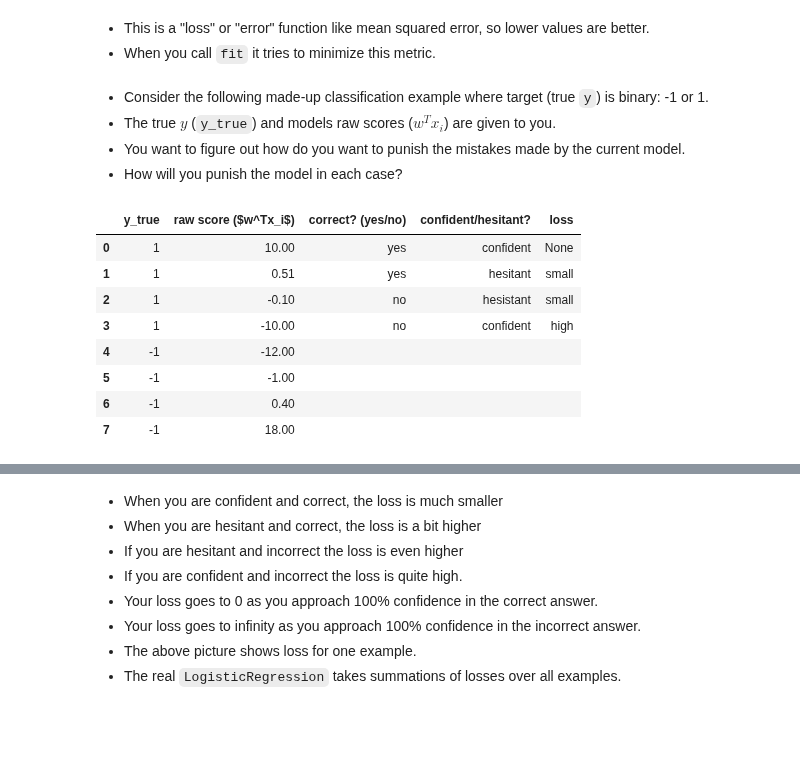
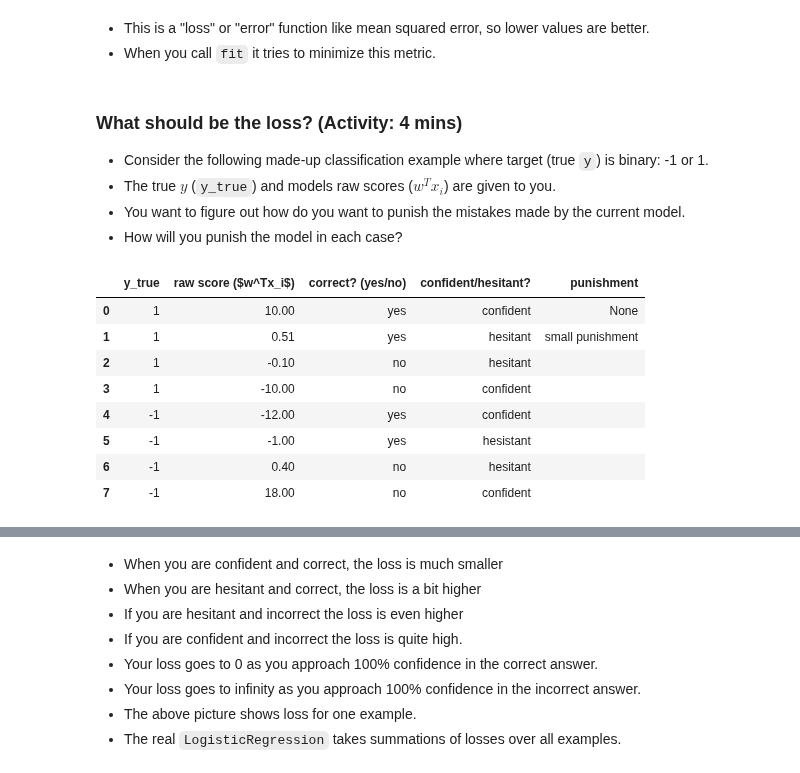
Before and after one commit to UBC-CS/cpsc330-2023W1, a Jupyter notebook: lectures/21_communication.ipynb, the cells around one changed output, grey strips where cells are left out. Cells and saved outputs as stored; diff of their text form; code cells hidden in the pictures; blank space fills up the shorter version.

```diff
--- a/lectures/21_communication.ipynb
+++ b/lectures/21_communication.ipynb
@@ -378,6 +370,8 @@ When you call `fit` for `LogisticRegression` it has similar preferences:
 - This is a "loss" or "error" function like mean squared error, so lower values are better.
 - When you call `fit` it tries to minimize this metric.
 # %% [markdown]
+### What should be the loss? (Activity: 4 mins)
+
 - Consider the following made-up classification example where target (true `y`) is binary: -1 or 1.
 - The true $y$ (`y_true`) and models raw scores ($w^Tx_i$) are given to you.
 - You want to figure out how do you want to punish the mistakes made by the current model.
@@ -385,19 +379,19 @@ When you call `fit` for `LogisticRegression` it has similar preferences:
 # %%
 data = {
     "y_true": [1, 1, 1, 1, -1, -1, -1, -1],
     "raw score ($w^Tx_i$)": [10.0, 0.51, -0.1, -10, -12.0, -1.0, 0.4, 18.0],
-    "correct? (yes/no)":["yes", "yes", "no", "no", "", "", "", ""],
-    "confident/hesitant?":["confident", "hesitant", "hesistant", "confident", "", "", "", ""],
-    "loss":["None", "small", "small", "high", "", "", "", ""]
+    "correct? (yes/no)":["yes", "yes", "no", "no", "yes", "yes", "no", "no"],
+    "confident/hesitant?":["confident", "hesitant", "hesitant", "confident", "confident", "hesistant", "hesitant", "confident"],
+    "punishment":["None", "small punishment", "", "", "", "", "", ""]
 }
 pd.DataFrame(data)
 # %% [output]
-|  | y_true | raw score ($w^Tx_i$) | correct? (yes/no) | confident/hesitant? | loss |
+|  | y_true | raw score ($w^Tx_i$) | correct? (yes/no) | confident/hesitant? | punishment |
 | 0 | 1 | 10.00 | yes | confident | None |
-| 1 | 1 | 0.51 | yes | hesitant | small |
-| 2 | 1 | -0.10 | no | hesistant | small |
-| 3 | 1 | -10.00 | no | confident | high |
-| 4 | -1 | -12.00 |  |  |  |
-| 5 | -1 | -1.00 |  |  |  |
-| 6 | -1 | 0.40 |  |  |  |
-| 7 | -1 | 18.00 |  |  |  |
+| 1 | 1 | 0.51 | yes | hesitant | small punishment |
+| 2 | 1 | -0.10 | no | hesitant |  |
+| 3 | 1 | -10.00 | no | confident |  |
+| 4 | -1 | -12.00 | yes | confident |  |
+| 5 | -1 | -1.00 | yes | hesistant |  |
+| 6 | -1 | 0.40 | no | hesitant |  |
+| 7 | -1 | 18.00 | no | confident |  |
```
Also changed, not shown: parts of 16 cells of this notebook.
